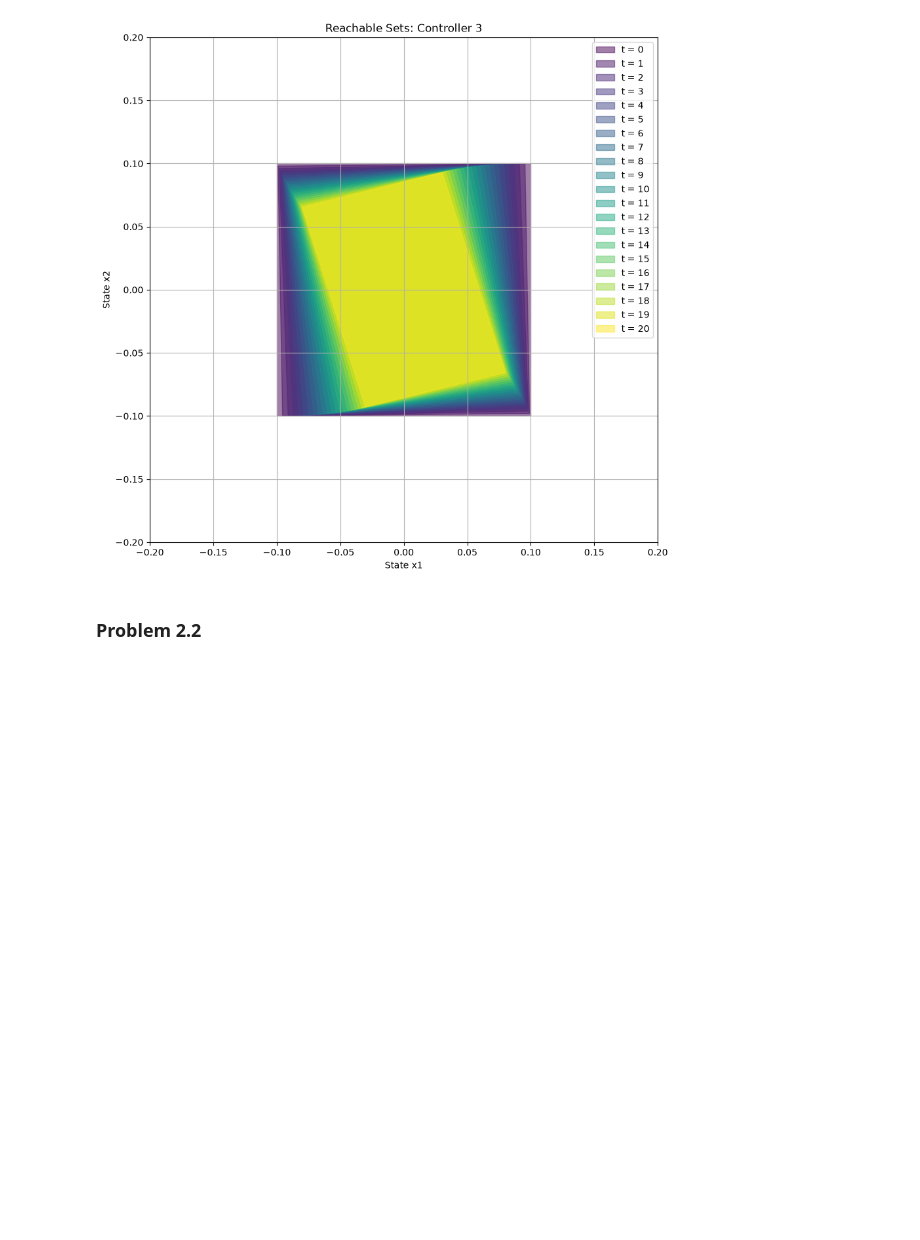
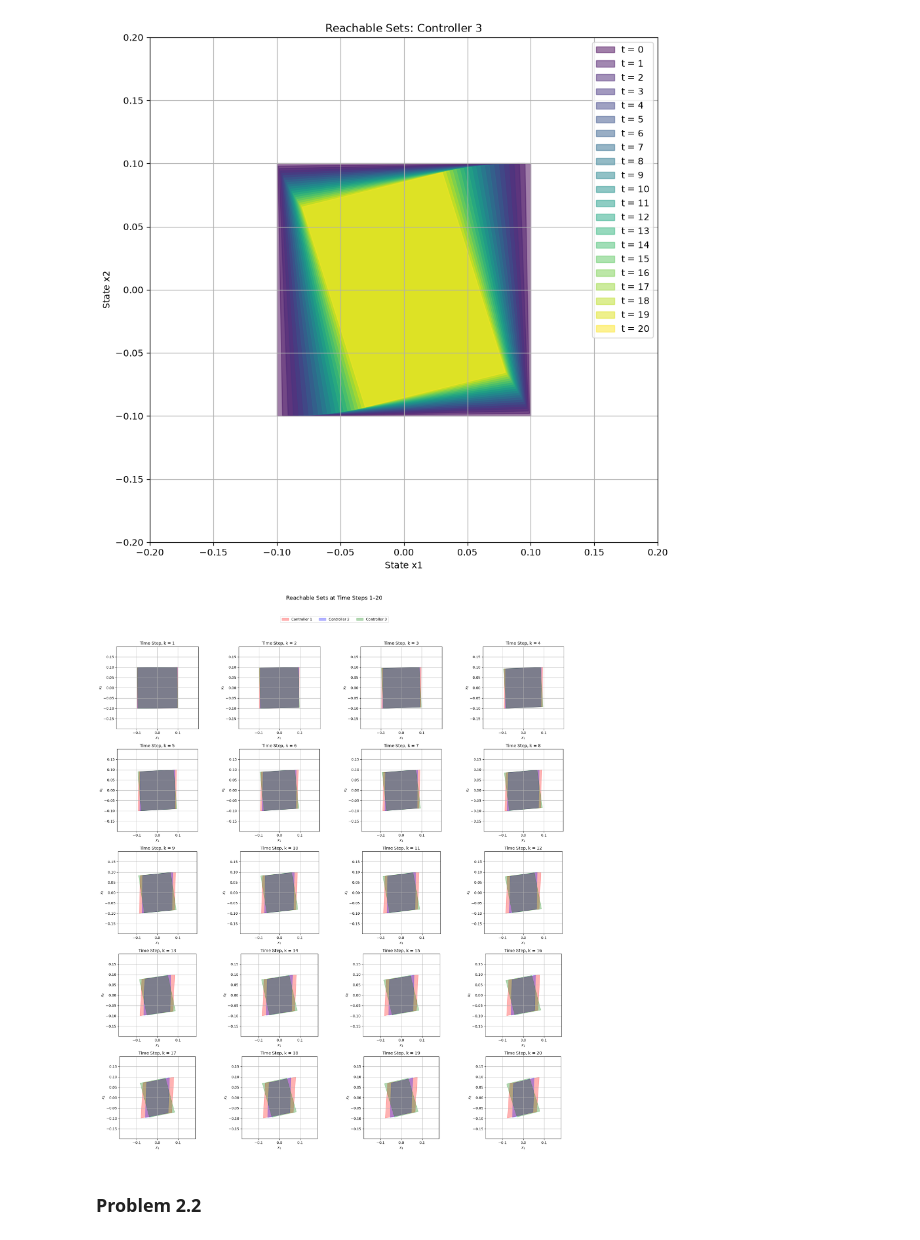
Before and after one commit to sifatMoonjerin/CS-591-Trustworthy-Autonomy, a Jupyter notebook: assignment_3/assignment_3.ipynb, the cells around one changed output. Saved outputs shown, nothing was run; the diff lists cells and outputs as text; code cells hidden in the pictures; blank space fills up the shorter version.

```diff
--- a/assignment_3/assignment_3.ipynb
+++ b/assignment_3/assignment_3.ipynb
@@ -169,6 +169,86 @@ for i, K in enumerate(K_list):
 [figure]
 [figure]
 [figure]
+# %%
+T = 20
+
+colors = ['red', 'blue', 'green']
+
+reachable_sets = np.zeros((len(K_list), T + 1, 4, 2))
+
+initial_vertices = np.array([
+    [x_initial[0, 0], x_initial[1, 0]],
+    [x_initial[0, 1], x_initial[1, 0]],
+    [x_initial[0, 1], x_initial[1, 1]],
+    [x_initial[0, 0], x_initial[1, 1]]
+])
+
+for i, K in enumerate(K_list):
+    reachable_sets[i, 0] = initial_vertices
+
+    for t in range(1, T + 1):
+        for v in range(4):
+            x_prev = reachable_sets[i, t - 1, v]
+
+            reachable_sets[i, t, v] = Ad @ x_prev + Bd @ (K @ x_prev)
+fig, axes = plt.subplots(5, 4, figsize=(20, 22))
+
+for t in range(1, T + 1):
+    # Select subplot position
+    row = (t - 1) // 4
+    col = (t - 1) % 4
+
+    ax = axes[row, col]
+
+    for i in range(len(K_list)):
+        polygon = patches.Polygon(
+            reachable_sets[i, t],
+            closed=True,
+            color=colors[i],
+            alpha=0.3,
+            label=f'Controller {i + 1}'
+        )
+
+        ax.add_patch(polygon)
+
+    # Axis limits for each subplot
+    x_values = reachable_sets[:, t, :, 0]
+    y_values = reachable_sets[:, t, :, 1]
+
+    x_min, x_max = x_values.min(), x_values.max()
+    y_min, y_max = y_values.min(), y_values.max()
+
+    ax.set_xlim(x_min - 0.1, x_max + 0.1)
+    ax.set_ylim(y_min - 0.1, y_max + 0.1)
+
+    ax.set_title(f'Time Step, k = {t}')
+    ax.set_xlabel('$x_1$')
+    ax.set_ylabel('$x_2$')
+    ax.grid(True)
+    ax.set_aspect('equal', adjustable='box')
+
+handles, labels = axes[0, 0].get_legend_handles_labels()
+
+fig.legend(
+    handles,
+    labels,
+    loc='upper center',
+    bbox_to_anchor=(0.5, 0.985),
+    ncol=3
+)
+
+plt.suptitle(
+    'Reachable Sets at Time Steps 1–20',
+    fontsize=16,
+    y=1.02
+)
+
+plt.tight_layout(rect=[0, 0, 1, 0.96], h_pad=1.2, w_pad=1.2)
+
+
+plt.show()
+# %% [output]
+[figure, added]
 # %% [markdown]
 ### Problem 2.2
 # %%
```
Also changed, not shown: 1 other file.
